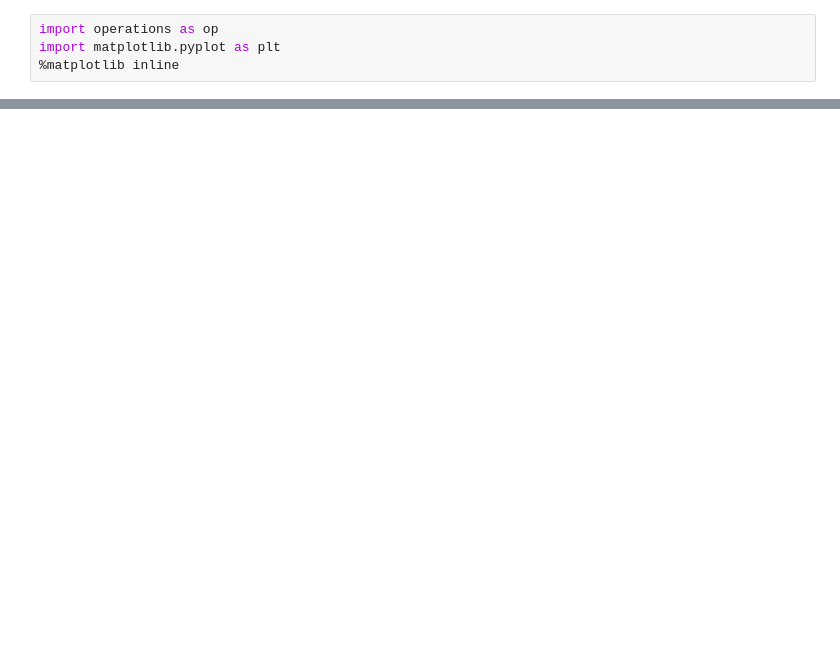
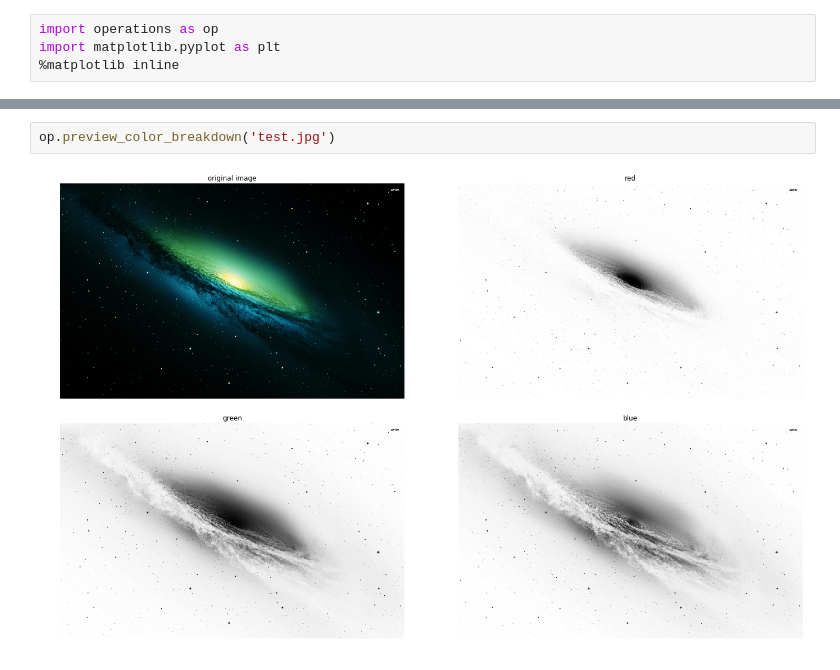
Before and after one commit to jacluff1/ImageManipulator_unfinished, a Jupyter notebook: test.ipynb, the cells around one changed output, grey strips where cells are left out. Saved outputs shown, nothing was run; the diff lists cells and outputs as text; blank space fills up the shorter version.

```diff
--- a/test.ipynb
+++ b/test.ipynb
@@ -8,0 +37,4 @@ op.crop('test.jpg',save=True,preview=True)
+# %%
+op.preview_color_breakdown('test.jpg')
+# %% [output]
+[figure, added]
```
Also changed, not shown: parts of 4 cells of this notebook, 1 other file.
